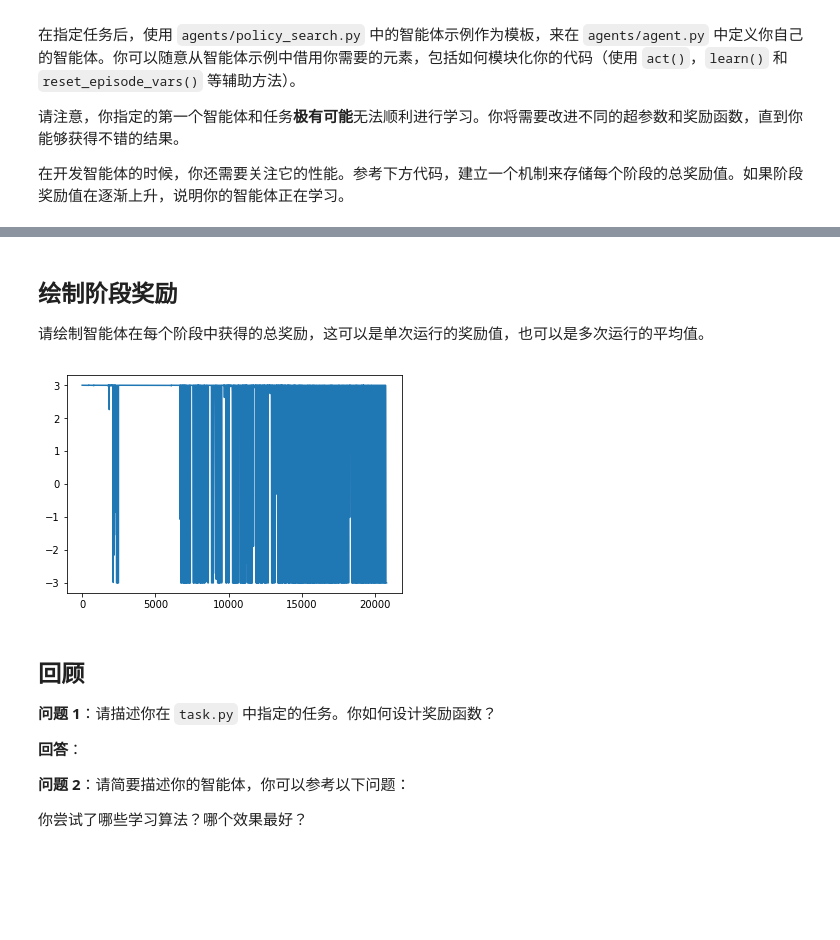
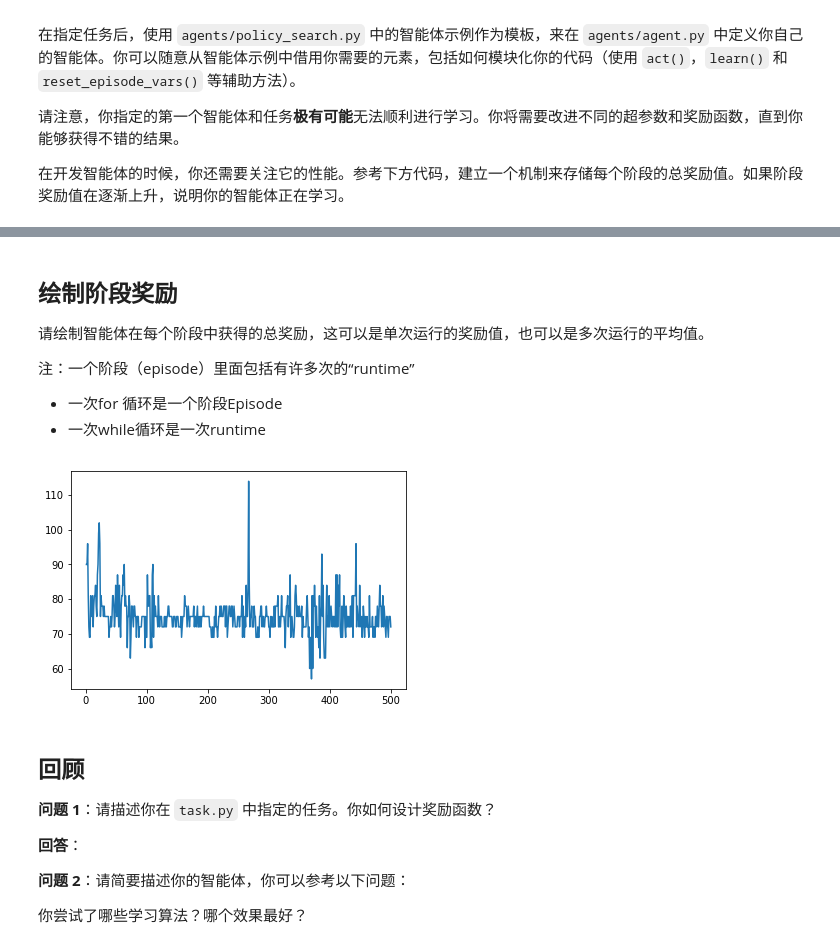
Before and after one commit to yanglinjing/dlnd_p5_quadcopter, a Jupyter notebook: Quadcopter_Project_zh.ipynb, the cells around one changed output, grey strips where cells are left out. Saved outputs shown, nothing was run; the diff lists cells and outputs as text; code cells hidden in the pictures; blank space fills up the shorter version.

```diff
--- a/Quadcopter_Project_zh.ipynb
+++ b/Quadcopter_Project_zh.ipynb
@@ -348,25 +349,42 @@ agent = DDGP(task)
 rewards = []
 best_score = -1e6
 worst_score = 1e6
+# %%
+# A dictionary to store the flying states
+labels = ['time', 'x', 'y', 'z',
+          'phi', 'theta', 'psi',
+          'x_velocity', 'y_velocity', 'z_velocity',
+          'phi_velocity', 'theta_velocity', 'psi_velocity',
+          'rotor_speed1', 'rotor_speed2', 'rotor_speed3', 'rotor_speed4']
+results = {x : [] for x in labels}
 # %%
 num_episodes = 500
 
+# Episode
 for i_episode in range(1, num_episodes+1):
     state = agent.reset_episode() # start a new episode
     score = 0
 
+    # Runtime
     while True: # while True means loop forever
         action = agent.act(state)  # Returns a list of actions for given state(s) as per current policy
         next_state, reward, done = task.step(action)
+
+        if i_episode == num_episodes:
+            to_write = [task.sim.time] + list(task.sim.pose) + list(task.sim.v) + list(task.sim.angular_v) + list(action)
+            for ii in range(len(labels)):
+                results[labels[ii]].append(to_write[ii])
+
         agent.step(action, reward, next_state, done)
         state = next_state
 
         score += reward
         best_score = max(best_score, score)
         worst_score = min(worst_score, score)
-        rewards.append(reward)
 
-        text = "\rEpisode = {:1d}, Score = {:1.3f}   ||   Best: {:1.3f}, Worst: {:1.3f}".format(i_episode, score, best_score, worst_score)
+
+        text = "\rEpisode = {:1d}, Score = {:1.3f}  ||  Best: {:1.3f}, Worst: {:1.3f}  ||  Position: x:{:1.2f}, y:{:1.2f}, z:{:1.2f}".format(
+            i_episode, score, best_score, worst_score, task.sim.pose[0], task.sim.pose[1], task.sim.pose[2])
 
         if done: # done = True when runtime is over, or it is outside the bounds
             if i_episode % 10 == 0:
@@ -374,5 +392,7 @@ for i_episode in range(1, num_episodes+1):
             print(text, end="")
             break
 
+    rewards.append(score)
+
     sys.stdout.flush()
 # %% [output]
@@ -397,12 +425,18 @@ Episode = 500, Score = -100.989   ||   Best: 221.265, Worst: -103.669
 ## 绘制阶段奖励
 
 请绘制智能体在每个阶段中获得的总奖励，这可以是单次运行的奖励值，也可以是多次运行的平均值。
+
+注：一个阶段（episode）里面包括有许多次的“runtime”
+- 一次for 循环是一个阶段Episode
+- 一次while循环是一次runtime
 # %%
 ## TODO: Plot the rewards.
-plt.plot(rewards)
+episodes = range(1, num_episodes+1)
+
+plt.plot(episodes, rewards)
 plt.show()
 # %% [output]
-[figure, old version]
+[figure, new version]
 # %% [markdown]
 ## 回顾
 
```
Also changed, not shown: parts of 9 cells of this notebook, 3 other files.
